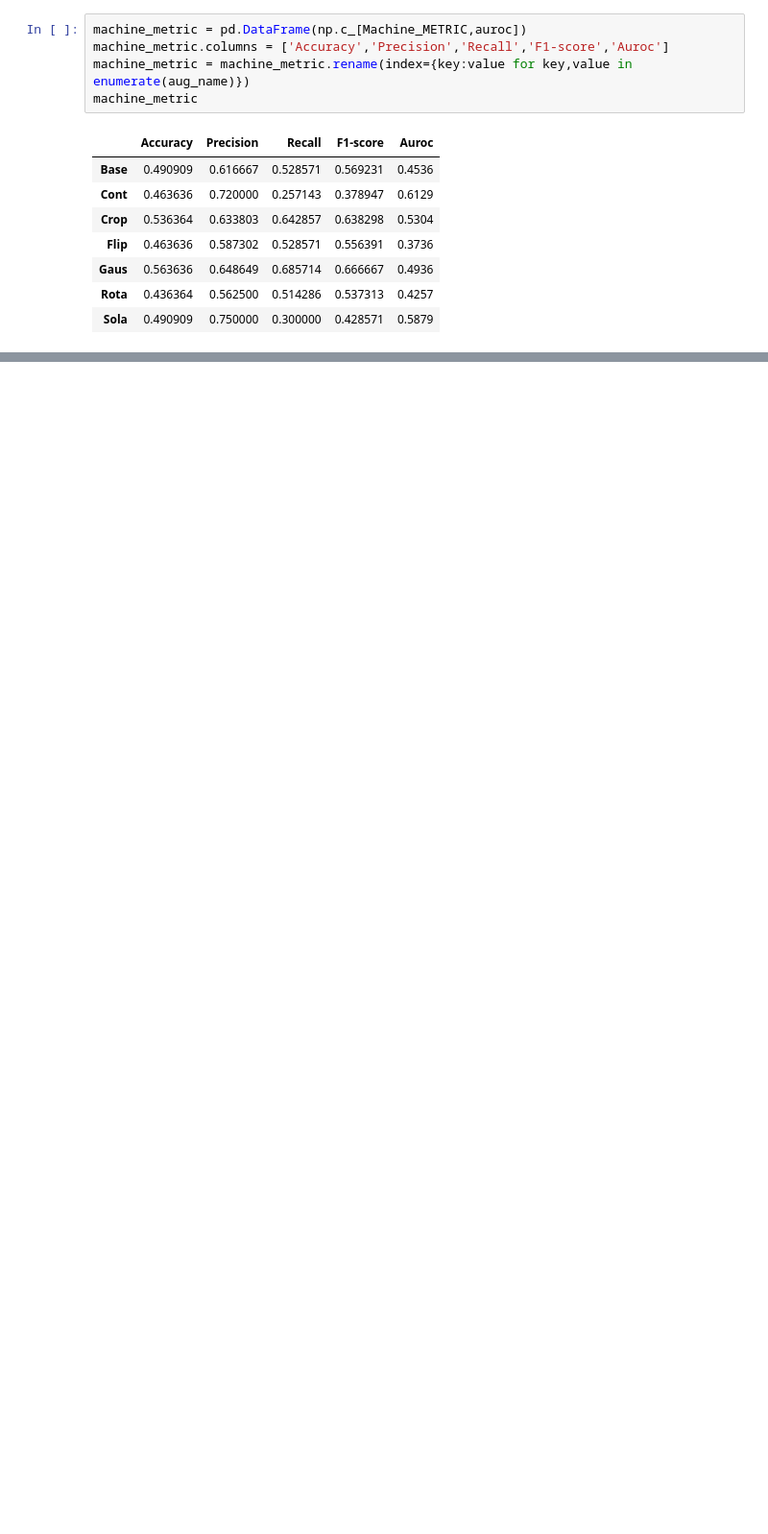
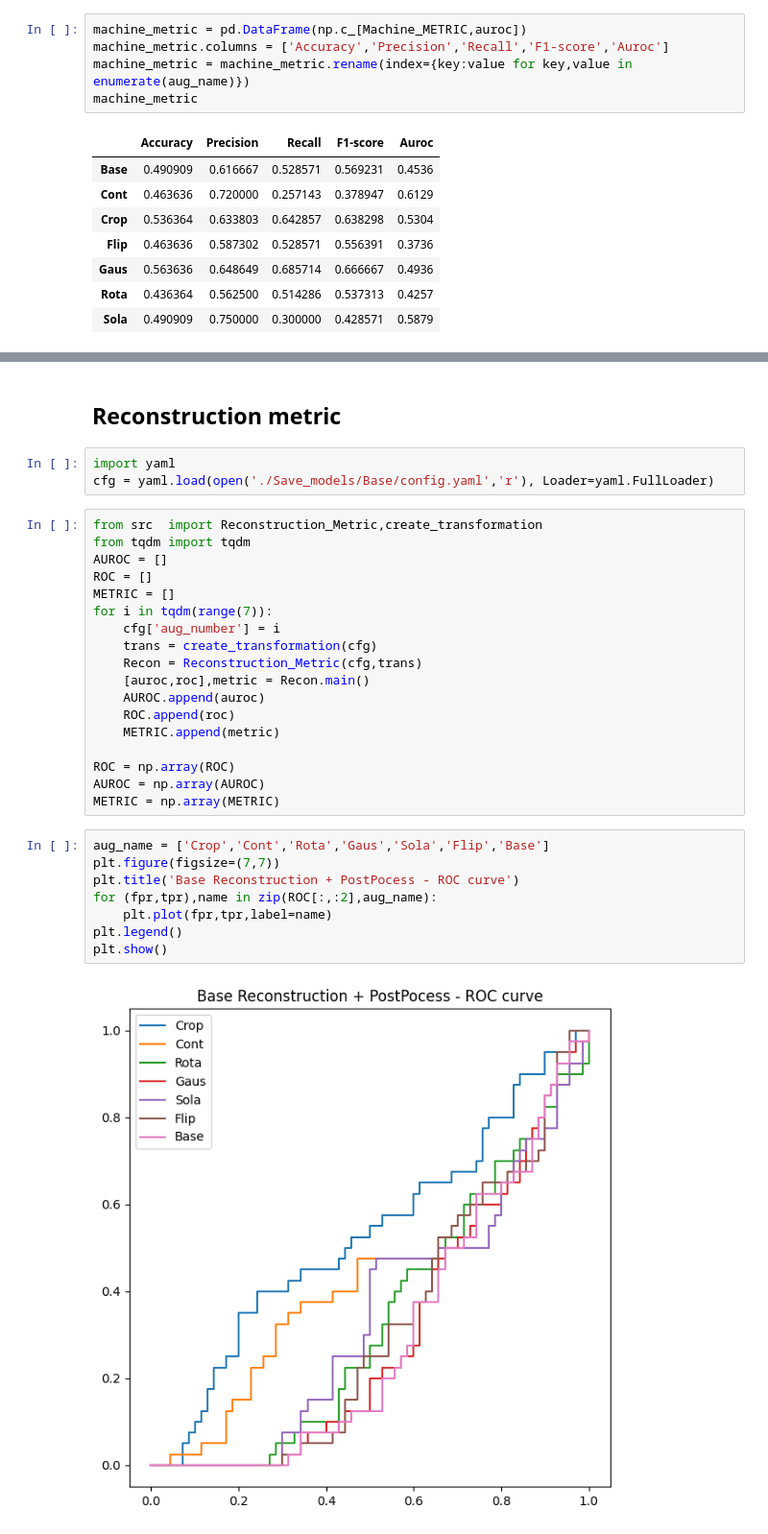
Before and after one commit to crimama/BA, a Jupyter notebook: 3.Anomaly Detection/Result.ipynb, the cells around one changed output, grey strips where cells are left out. Shown at 96% size. Drawn from its saved outputs; the diff is of its cells as text; blank space fills up the shorter version.

```diff
--- a/3.Anomaly Detection/Result.ipynb
+++ b/3.Anomaly Detection/Result.ipynb
@@ -89,0 +103,33 @@ machine_metric
+# %% [markdown]
+## Reconstruction metric
+# %%
+import yaml
+cfg = yaml.load(open('./Save_models/Base/config.yaml','r'), Loader=yaml.FullLoader)
+# %%
+from src  import Reconstruction_Metric,create_transformation
+from tqdm import tqdm
+AUROC = []
+ROC = []
+METRIC = []
+for i in tqdm(range(7)):
+    cfg['aug_number'] = i
+    trans = create_transformation(cfg)
+    Recon = Reconstruction_Metric(cfg,trans)
+    [auroc,roc],metric = Recon.main()
+    AUROC.append(auroc)
+    ROC.append(roc)
+    METRIC.append(metric)
+
+ROC = np.array(ROC)
+AUROC = np.array(AUROC)
+METRIC = np.array(METRIC)
+# %%
+aug_name = ['Crop','Cont','Rota','Gaus','Sola','Flip','Base']
+plt.figure(figsize=(7,7))
+plt.title('Base Reconstruction + PostPocess - ROC curve')
+for (fpr,tpr),name in zip(ROC[:,:2],aug_name):
+    plt.plot(fpr,tpr,label=name)
+plt.legend()
+plt.show()
+# %% [output]
+[figure, added]
```
Also changed, not shown: parts of 36 cells of this notebook, 1 other file.
